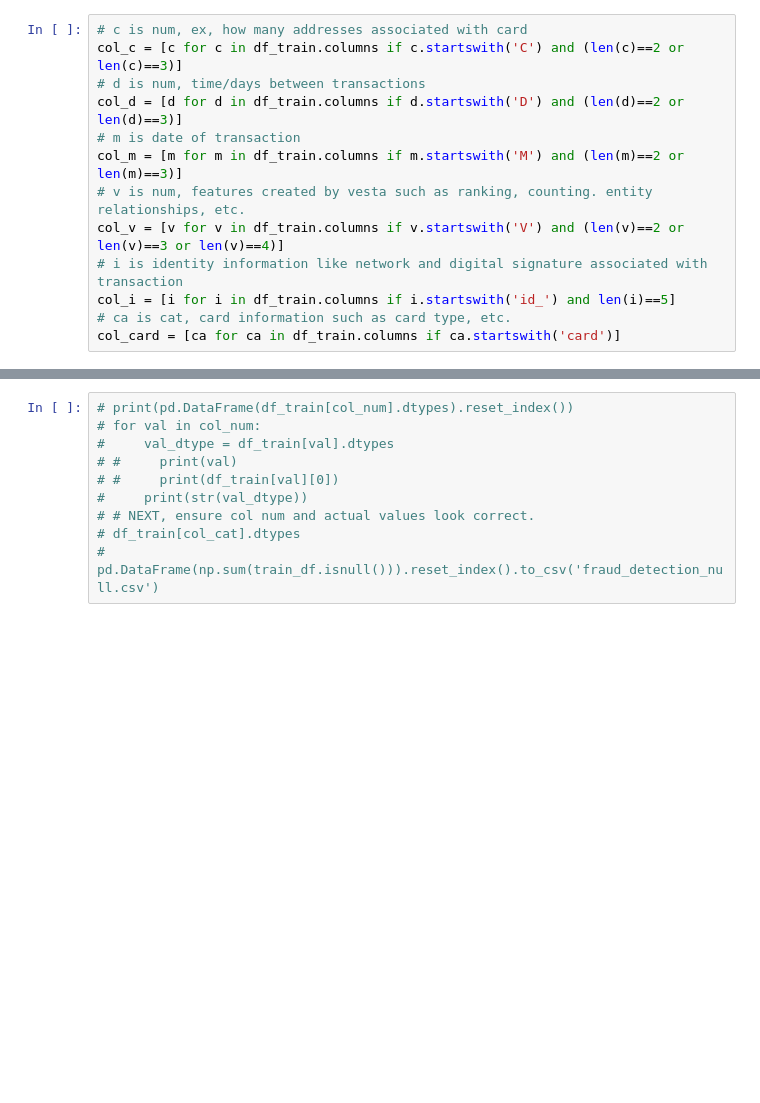
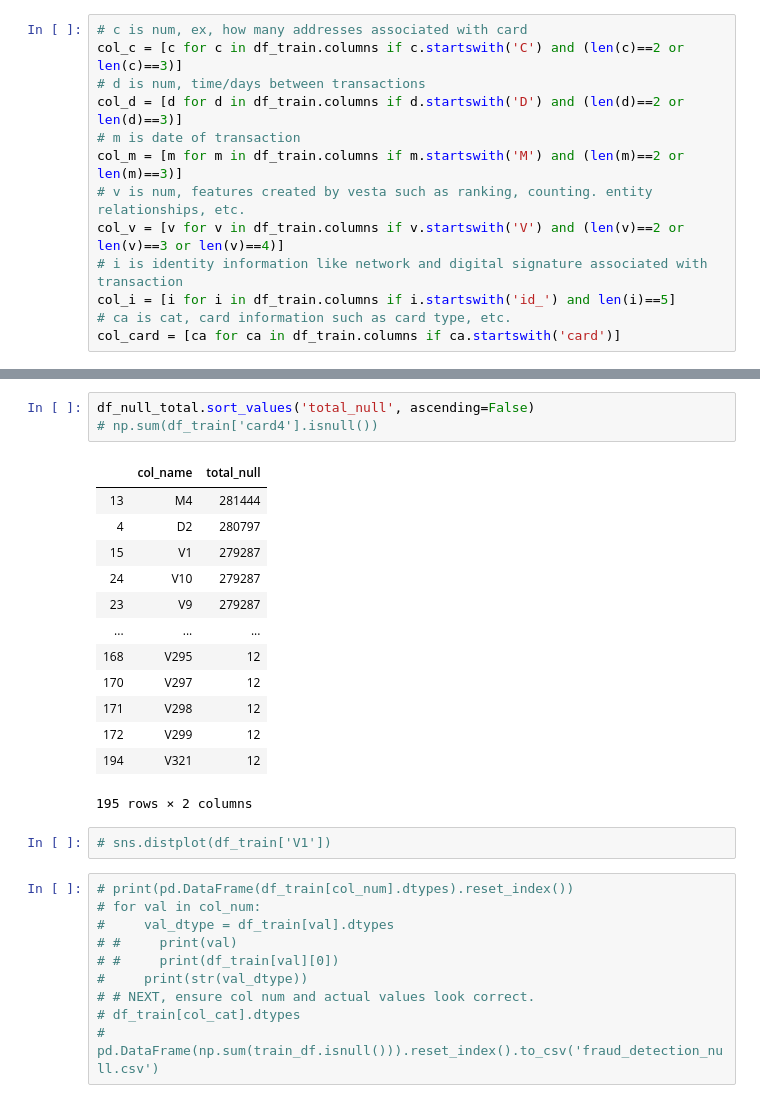
Before and after one commit to kirahman2/fraud_detection, a Jupyter notebook: Fraud Detection EDA.ipynb, the cells around one changed output, grey strips where cells are left out. Cells and saved outputs as stored; diff of their text form; blank space fills up the shorter version.

```diff
--- a/Fraud Detection EDA.ipynb
+++ b/Fraud Detection EDA.ipynb
@@ -153,3 +246,22 @@ df_train
+# %%
+df_null_total.sort_values('total_null', ascending=False)
+# np.sum(df_train['card4'].isnull())
+# %% [output]
+|  | col_name | total_null |
+| 13 | M4 | 281444 |
+| 4 | D2 | 280797 |
+| 15 | V1 | 279287 |
+| 24 | V10 | 279287 |
+| 23 | V9 | 279287 |
+| ... | ... | ... |
+| 168 | V295 | 12 |
+| 170 | V297 | 12 |
+| 171 | V298 | 12 |
+| 172 | V299 | 12 |
+| 194 | V321 | 12 |
+195 rows × 2 columns
+# %%
+# sns.distplot(df_train['V1'])
 # %%
 # print(pd.DataFrame(df_train[col_num].dtypes).reset_index())
 # for val in col_num:
```
Also changed, not shown: parts of 12 cells of this notebook.
